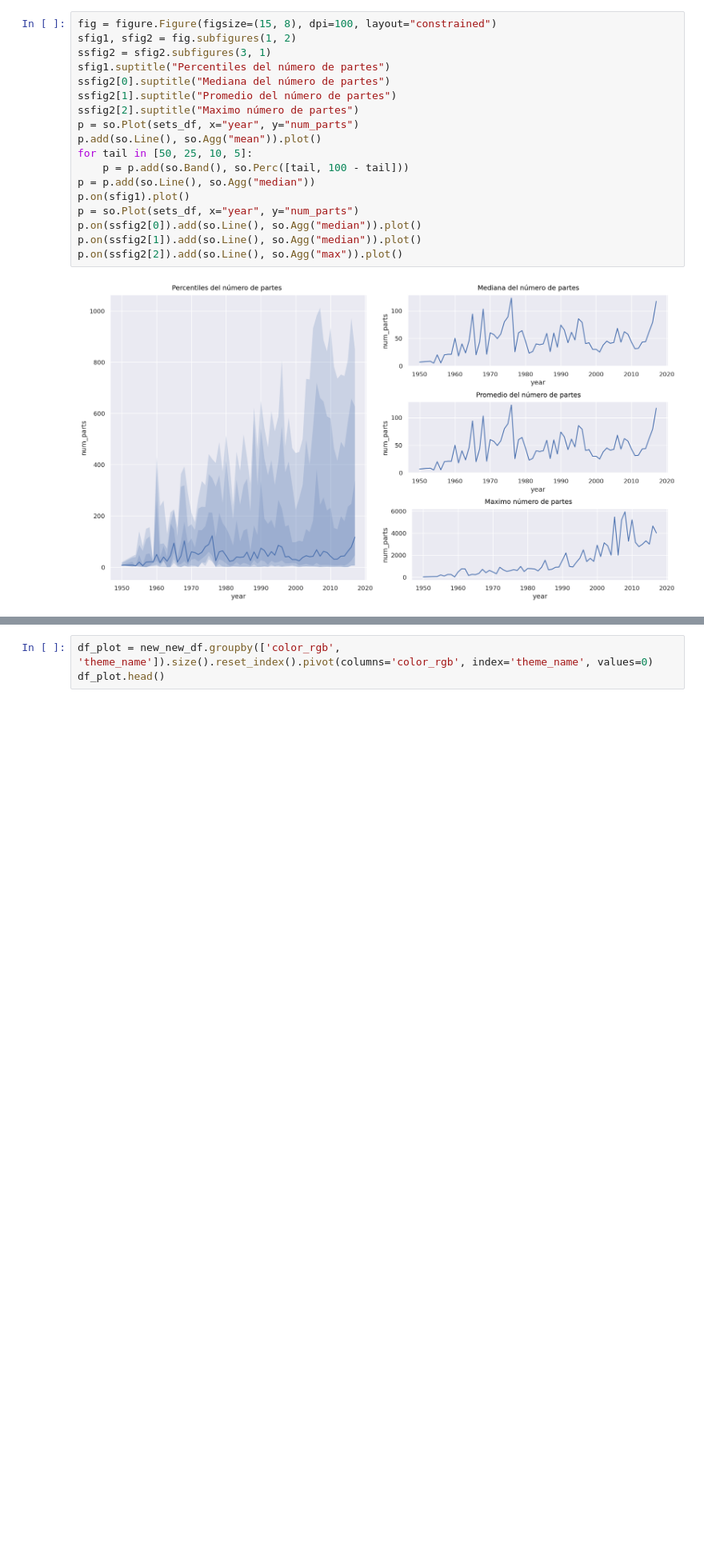
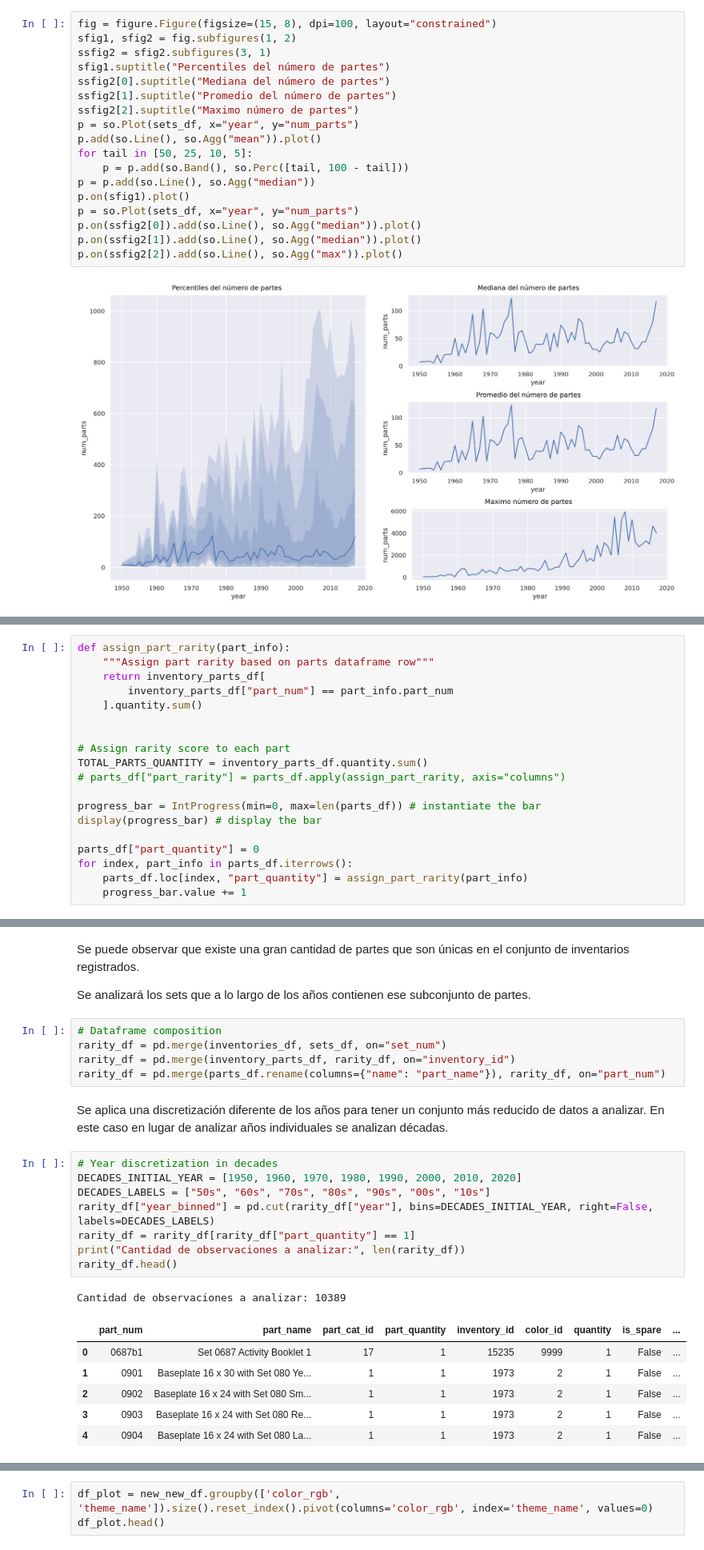
Before and after one commit to gonzafernan/ceia-andd, a Jupyter notebook: lego.ipynb, the cells around one changed output, grey strips where cells are left out. Shown at 80% size. Saved outputs shown, nothing was run; the diff lists cells and outputs as text; blank space fills up the shorter version.

Commit message:
Add analysis for set with more rare parts

```diff
--- a/lego.ipynb
+++ b/lego.ipynb
@@ -216,0 +230,19 @@ p.on(ssfig2[2]).add(so.Line(), so.Agg("max")).plot()
+# %%
+def assign_part_rarity(part_info):
+    """Assign part rarity based on parts dataframe row"""
+    return inventory_parts_df[
+        inventory_parts_df["part_num"] == part_info.part_num
+    ].quantity.sum()
+
+
+# Assign rarity score to each part
+TOTAL_PARTS_QUANTITY = inventory_parts_df.quantity.sum()
+# parts_df["part_rarity"] = parts_df.apply(assign_part_rarity, axis="columns")
+
+progress_bar = IntProgress(min=0, max=len(parts_df)) # instantiate the bar
+display(progress_bar) # display the bar
+
+parts_df["part_quantity"] = 0
+for index, part_info in parts_df.iterrows():
+    parts_df.loc[index, "part_quantity"] = assign_part_rarity(part_info)
+    progress_bar.value += 1
@@ -216,0 +269,27 @@ p.on(ssfig2[2]).add(so.Line(), so.Agg("max")).plot()
+# %% [markdown]
+Se puede observar que existe una gran cantidad de partes que son únicas en el conjunto de inventarios registrados.
+
+Se analizará los sets que a lo largo de los años contienen ese subconjunto de partes.
+# %%
+# Dataframe composition
+rarity_df = pd.merge(inventories_df, sets_df, on="set_num")
+rarity_df = pd.merge(inventory_parts_df, rarity_df, on="inventory_id")
+rarity_df = pd.merge(parts_df.rename(columns={"name": "part_name"}), rarity_df, on="part_num")
+# %% [markdown]
+Se aplica una discretización diferente de los años para tener un conjunto más reducido de datos a analizar. En este caso en lugar de analizar años individuales se analizan décadas.
+# %%
+# Year discretization in decades
+DECADES_INITIAL_YEAR = [1950, 1960, 1970, 1980, 1990, 2000, 2010, 2020]
+DECADES_LABELS = ["50s", "60s", "70s", "80s", "90s", "00s", "10s"]
+rarity_df["year_binned"] = pd.cut(rarity_df["year"], bins=DECADES_INITIAL_YEAR, right=False, labels=DECADES_LABELS)
+rarity_df = rarity_df[rarity_df["part_quantity"] == 1]
+print("Cantidad de observaciones a analizar:", len(rarity_df))
+rarity_df.head()
+# %% [output]
+Cantidad de observaciones a analizar: 10389
+|  | part_num | part_name | part_cat_id | part_quantity | inventory_id | color_id | quantity | is_spare | ... |
+| 0 | 0687b1 | Set 0687 Activity Booklet 1 | 17 | 1 | 15235 | 9999 | 1 | False | ... |
+| 1 | 0901 | Baseplate 16 x 30 with Set 080 Ye... | 1 | 1 | 1973 | 2 | 1 | False | ... |
+| 2 | 0902 | Baseplate 16 x 24 with Set 080 Sm... | 1 | 1 | 1973 | 2 | 1 | False | ... |
+| 3 | 0903 | Baseplate 16 x 24 with Set 080 Re... | 1 | 1 | 1973 | 2 | 1 | False | ... |
+| 4 | 0904 | Baseplate 16 x 24 with Set 080 La... | 1 | 1 | 1973 | 2 | 1 | False | ... |
```
Also changed, not shown: parts of 19 cells of this notebook, 1 other file.
